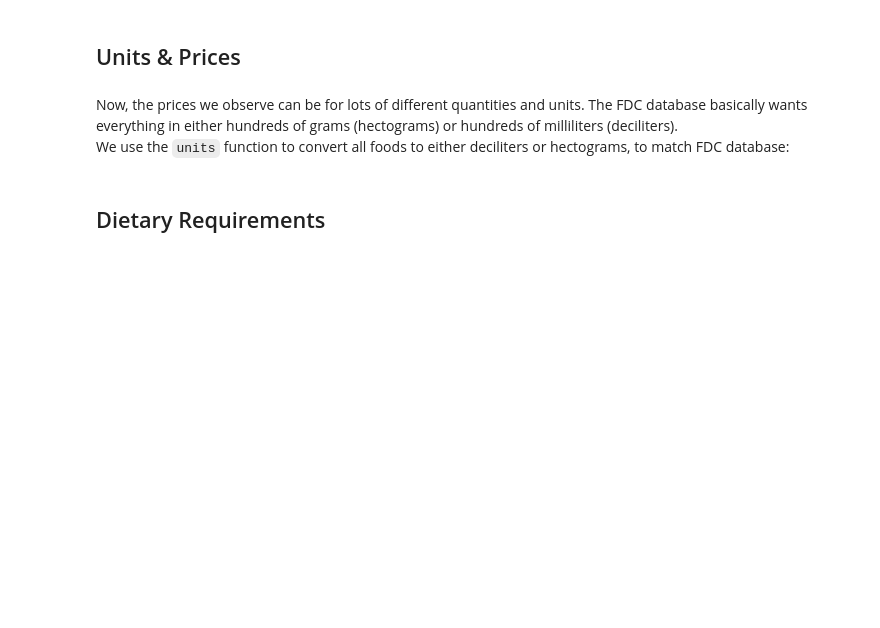
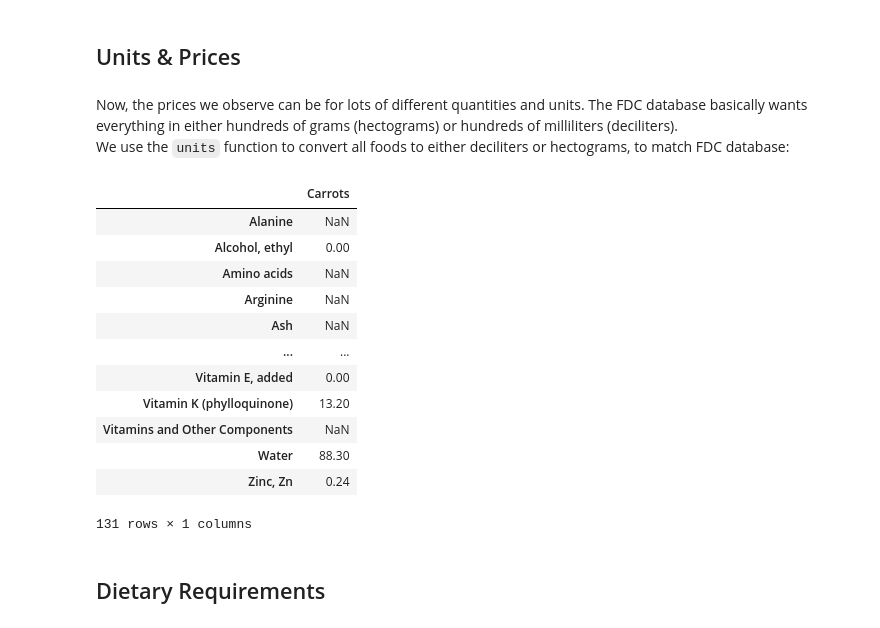
Before and after one commit to vishalival/eep153-margaret-reid, a Jupyter notebook: Traditional&Grocery.ipynb, the cells around one changed output. Drawn from its saved outputs; the diff is of its cells as text; code cells hidden in the pictures; blank space fills up the shorter version.

```diff
--- a/Traditional&Grocery.ipynb
+++ b/Traditional&Grocery.ipynb
@@ -210,6 +200,9 @@ to get nutritional information.
 # %%
 import fooddatacentral as fdc
 import warnings
+import pandas as pd
+
+df = pd.read_csv("data/Final Food Price Data for Both Nontraditional and Traditional - Table A.csv")
 
 D = {}
 count = 0
@@ -241,6 +234,22 @@ df.dropna(how='any') # Drop food with any missing data
 
 # To use minimum price observed
 Prices = df.groupby('Food',sort=False)['FDC Price'].min()
+# %%
+FoodNutrients[['Carrots']]
+# %% [output]
+|  | Carrots |
+| Alanine | NaN |
+| Alcohol, ethyl | 0.00 |
+| Amino acids | NaN |
+| Arginine | NaN |
+| Ash | NaN |
+| ... | ... |
+| Vitamin E, added | 0.00 |
+| Vitamin K (phylloquinone) | 13.20 |
+| Vitamins and Other Components | NaN |
+| Water | 88.30 |
+| Zinc, Zn | 0.24 |
+131 rows × 1 columns
 # %% [markdown]
 ## Dietary Requirements
 # %% [markdown]
```
Also changed, not shown: parts of 14 cells of this notebook, 1 other file.
